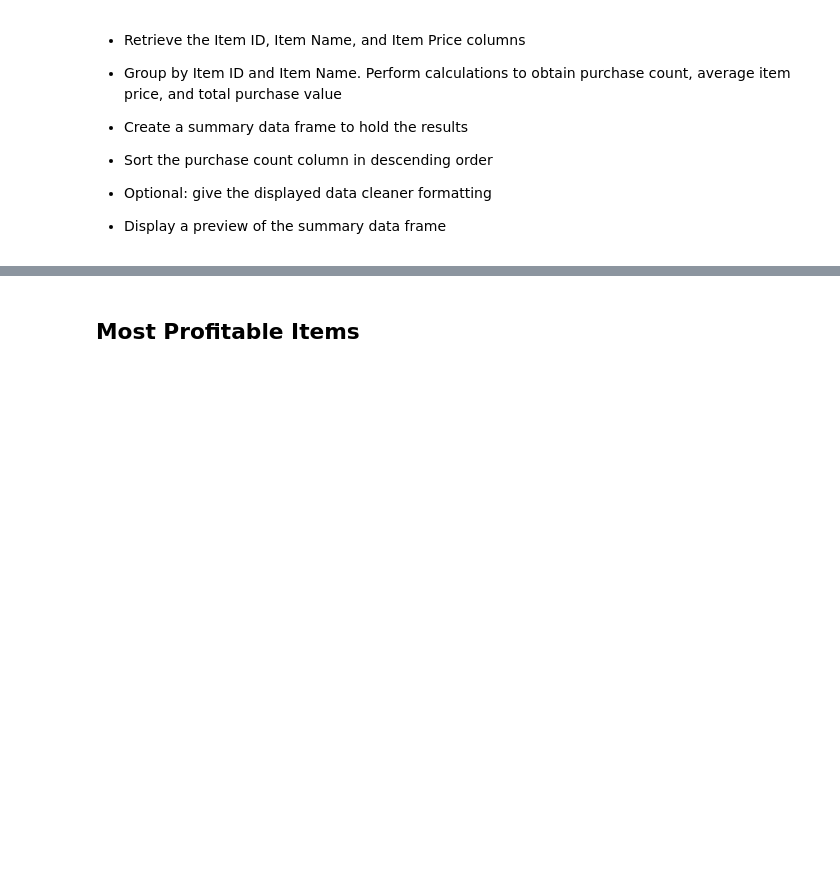
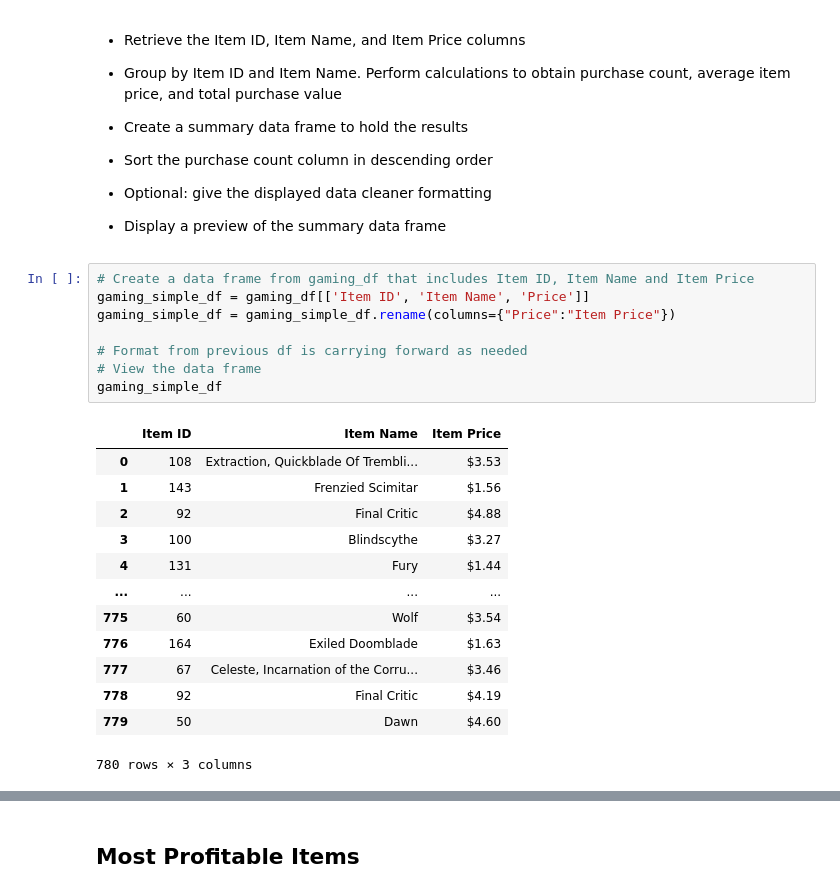
Before and after one commit to ic17rey/pandas-challenge, a Jupyter notebook: HeroesOfPymoli/HeroesOfPymoli.ipynb, the cells around one changed output, grey strips where cells are left out. Drawn from its saved outputs; the diff is of its cells as text; blank space fills up the shorter version.

```diff
--- a/HeroesOfPymoli/HeroesOfPymoli.ipynb
+++ b/HeroesOfPymoli/HeroesOfPymoli.ipynb
@@ -345,3 +341,25 @@ pd.DataFrame({
 
 
 * Display a preview of the summary data frame
+# %%
+# Create a data frame from gaming_df that includes Item ID, Item Name and Item Price
+gaming_simple_df = gaming_df[['Item ID', 'Item Name', 'Price']]
+gaming_simple_df = gaming_simple_df.rename(columns={"Price":"Item Price"})
+
+# Format from previous df is carrying forward as needed
+# View the data frame
+gaming_simple_df
+# %% [output]
+|  | Item ID | Item Name | Item Price |
+| 0 | 108 | Extraction, Quickblade Of Trembli... | $3.53 |
+| 1 | 143 | Frenzied Scimitar | $1.56 |
+| 2 | 92 | Final Critic | $4.88 |
+| 3 | 100 | Blindscythe | $3.27 |
+| 4 | 131 | Fury | $1.44 |
+| ... | ... | ... | ... |
+| 775 | 60 | Wolf | $3.54 |
+| 776 | 164 | Exiled Doomblade | $1.63 |
+| 777 | 67 | Celeste, Incarnation of the Corru... | $3.46 |
+| 778 | 92 | Final Critic | $4.19 |
+| 779 | 50 | Dawn | $4.60 |
+780 rows × 3 columns
```
Also changed, not shown: parts of 24 cells of this notebook.
